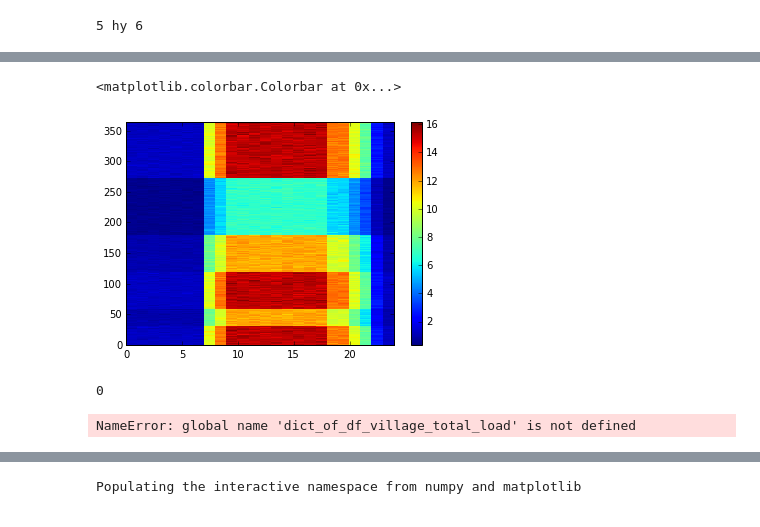
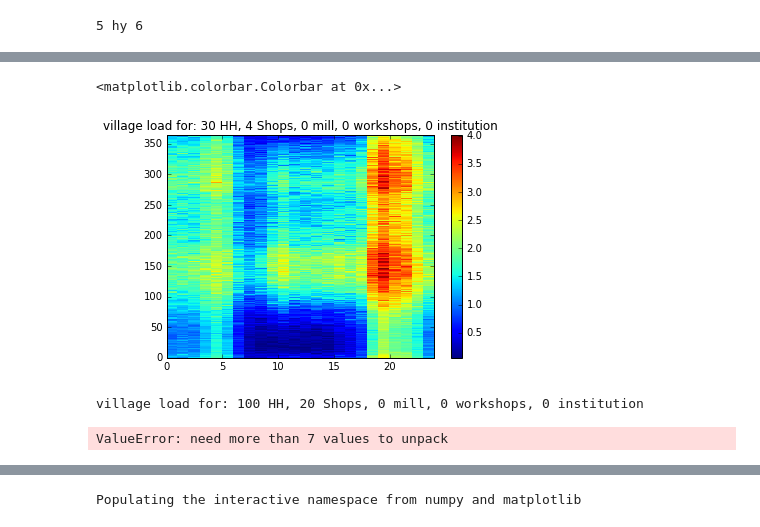
Before and after one commit to rishshrestha/demand_simulation, a Jupyter notebook: Demand Simulation-Probabilistic.ipynb, the cells around one changed output, grey strips where cells are left out. Drawn from its saved outputs; the diff is of its cells as text; code cells hidden in the pictures.

```diff
--- a/Demand Simulation-Probabilistic.ipynb
+++ b/Demand Simulation-Probabilistic.ipynb
@@ -1138,6 +1240,9 @@ NameError: name 'df_village_no_of_workshop_engine_running' is not defined
 # %%
+# In [94]
 %matplotlib inline
-plt.pcolor(village_total_load)
+plt.pcolor(panel_village_total_load.mean(0))
 plt.title('village load for: 30 HH, 4 Shops, 0 mill, 0 workshops, 0 institution')
-plt
 plt.colorbar()
+# %% [output]
+<matplotlib.colorbar.Colorbar at 0x...>
+[figure, added]
@@ -1146,11 +1249,4 @@ df_village_HH_load, df_village_no_of_light, df_village_no_of_mobile, df_village_
-# %%
-plt.pcolor(pd.Panel(dict_of_df_village_mill_load).mean(0))
-plt.colorbar()
-# %% [output]
-<matplotlib.colorbar.Colorbar at 0x...>
-[figure, removed]
-# %%
-panel_village_total_load,panel_village_HH_load ,dict_of_df_village_shop_load,dict_of_df_village_mill_load,dict_of_df_village_institution_load = simulation().village_load_simulation(0)
-# %% [output]
-0
-NameError: global name 'dict_of_df_village_total_load' is not defined
+# %%
+village_total_load,df_village_HH_load,df_village_shop_load,df_village_mill_load,df_village_institution_load,dfHouse_load,dfShop_load,dfMill_load,dfWorkshop_load,dfInstitution_load = village_load_simulation().village_total_load()
+# %% [output]
+village load for: 100 HH, 20 Shops, 0 mill, 0 workshops, 0 institution
@@ -1156,0 +1255,4 @@ NameError: global name 'dict_of_df_village_total_load' is not defined
+# %%
+village_total_load,df_village_HH_load,df_village_shop_load,df_village_mill_load,df_village_institution_load,dfHouse_load,dfShop_load,dfMill_load,dfWorkshop_load,dfInstitution_load = village_load_simulation().village_HH_load()
+# %% [output]
+ValueError: need more than 7 values to unpack
```
Also changed, not shown: parts of 23 cells of this notebook.
